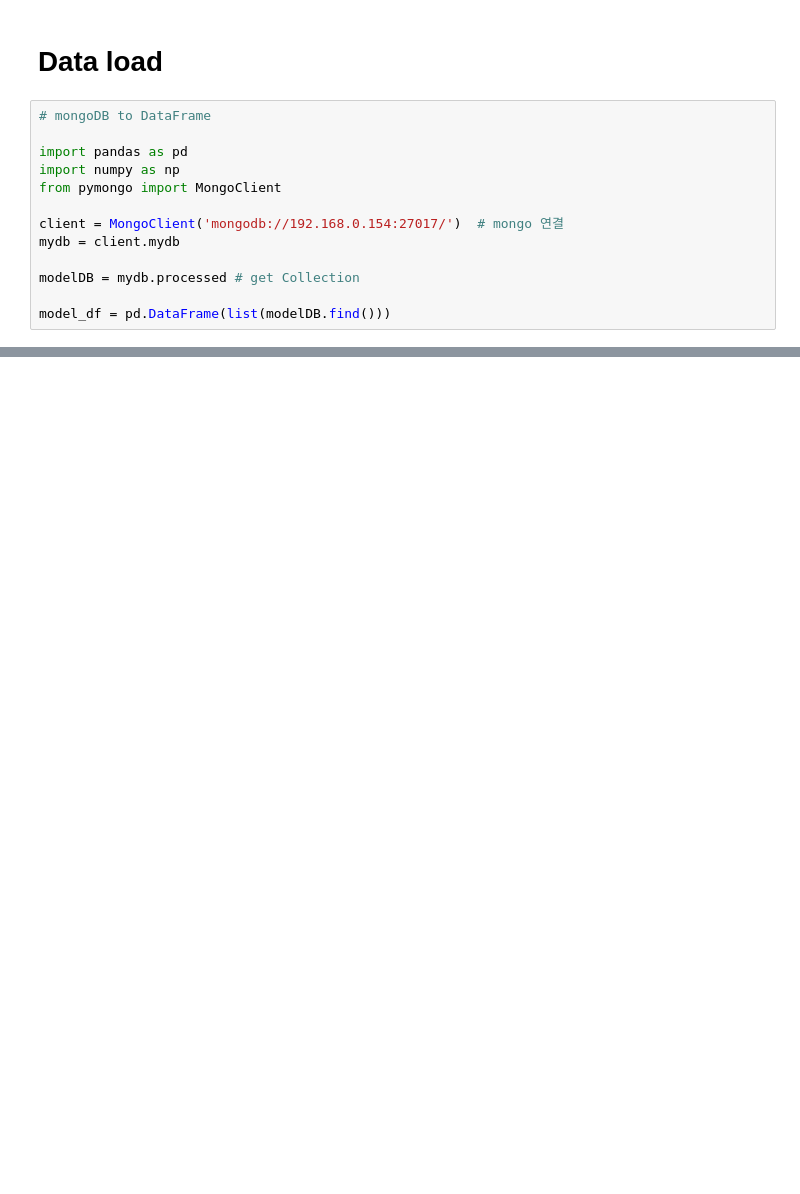
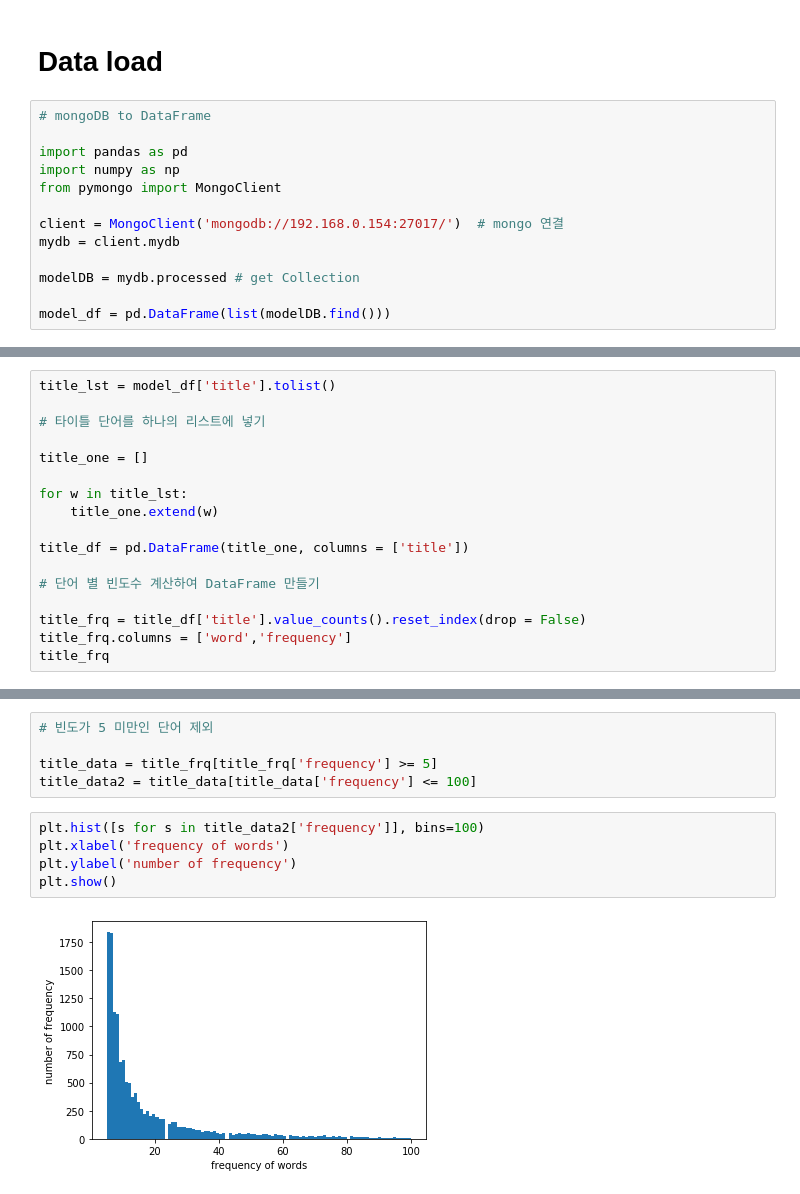
Before and after one commit to ayeongjeong/Naver-Shopping-Title-Recommendation-Service, a Jupyter notebook: IndependentVar_hi.ipynb, the cells around one changed output, grey strips where cells are left out. Saved outputs shown, nothing was run; the diff lists cells and outputs as text; blank space fills up the shorter version.

```diff
--- a/IndependentVar_hi.ipynb
+++ b/IndependentVar_hi.ipynb
@@ -124,0 +153,17 @@ title_frq
+# %%
+title_lst = model_df['title'].tolist()
+
+# 타이틀 단어를 하나의 리스트에 넣기
+
+title_one = []
+
+for w in title_lst:
+    title_one.extend(w)
+
+title_df = pd.DataFrame(title_one, columns = ['title'])
+
+# 단어 별 빈도수 계산하여 DataFrame 만들기
+
+title_frq = title_df['title'].value_counts().reset_index(drop = False)
+title_frq.columns = ['word','frequency']
+title_frq
@@ -124,0 +196,12 @@ title_frq
+# %%
+# 빈도가 5 미만인 단어 제외
+
+title_data = title_frq[title_frq['frequency'] >= 5]
+title_data2 = title_data[title_data['frequency'] <= 100]
+# %%
+plt.hist([s for s in title_data2['frequency']], bins=100)
+plt.xlabel('frequency of words')
+plt.ylabel('number of frequency')
+plt.show()
+# %% [output]
+[figure, added]
```
Also changed, not shown: parts of 59 cells of this notebook, 3 other files.
